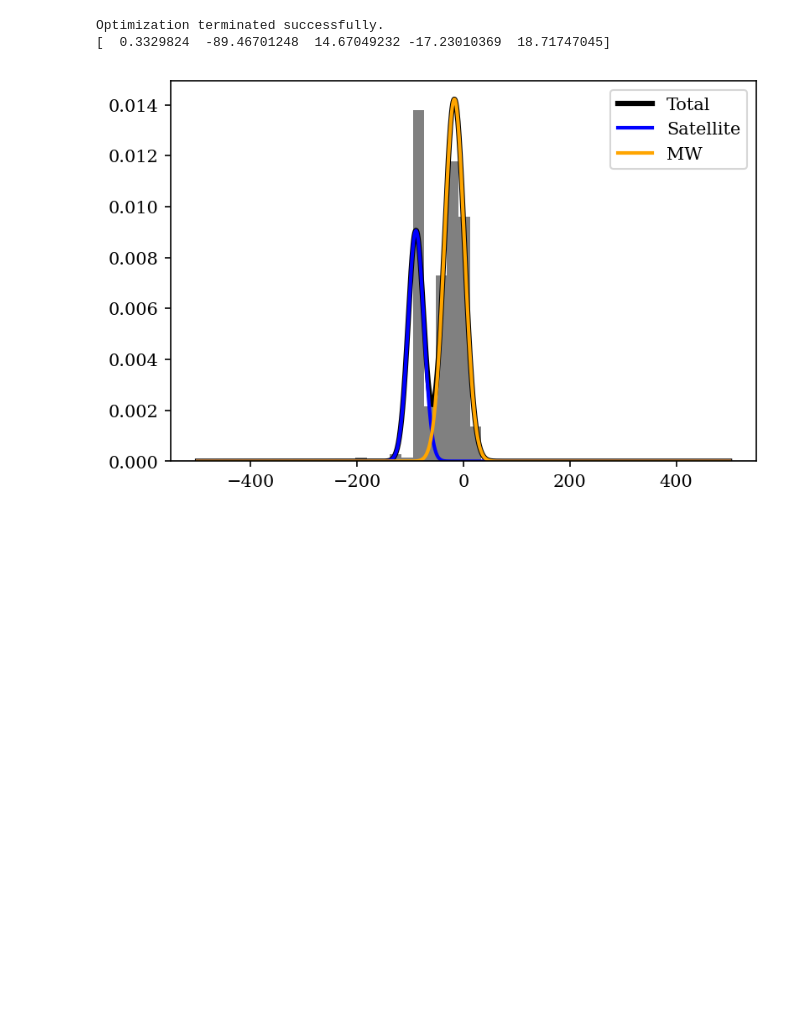
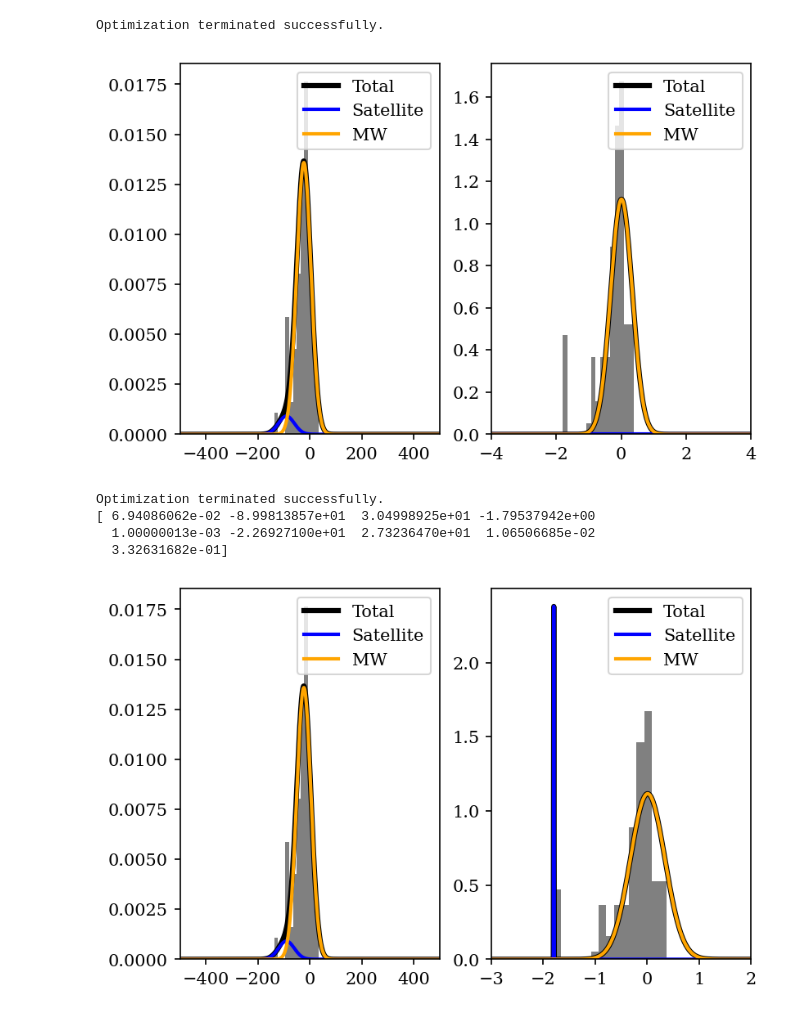
Before and after one commit to jaybaptista/satellites, a Jupyter notebook: analysis/data/kona.ipynb, the cells around one changed output. Drawn from its saved outputs; the diff is of its cells as text; code cells hidden in the pictures; blank space fills up the shorter version.

```diff
--- a/analysis/data/kona.ipynb
+++ b/analysis/data/kona.ipynb
@@ -1,28 +1,39 @@
 # %%
 import matplotlib.pyplot as plt
-from dgf import DualPopulation
+from dgf import DualPopulationMetal
 import numpy as np
 import pandas as pd
 data = pd.read_hdf("prob_df_kona_a.hdf")
 
-theta = [.2, -100, 20, -30, 100]
+# theta = [.2, -100, 20, -30, 100]
 
-fitter = DualPopulation(theta, data.HRV, data.dHRV)
+# fitter = DualPopulation(theta, data.HRV, data.dHRV)
+fitter = DualPopulationMetal([.5, -300, 50, -1.8, .1, 90, 100, -.5, 4], data.HRV, data.dHRV, data['[Fe/H]'], data['d[Fe/H]'])
+
+theta = [.8, -300, 20, -1.8, .03, -40, 100, 0, 4]
+
+popt = fitter.getOptimalValues(theta)
+fitter.project_model(popt, rvmin=-500, rvmax=500, fehmin=-4, fehmax=4)
 
 # theta_0 keys
         # pgal
         # gal_hrv
         # gal_vsig
         # mw_hrv
         # mw_vsig
+# %% [output]
+Optimization terminated successfully.
+[figure, added]
 # %%
 popt = fitter.getOptimalValues(theta)
 print(popt)
 fitter.project_model(popt, rvmin=-500, rvmax=500)
 # %% [output]
 Optimization terminated successfully.
-[  0.3329824  -89.46701248  14.67049232 -17.23010369  18.71747045]
+[ 6.94086062e-02 -8.99813857e+01  3.04998925e+01 -1.79537942e+00
+  1.00000013e-03 -2.26927100e+01  2.73236470e+01  1.06506685e-02
+  3.32631682e-01]
-[figure, old version]
+[figure, new version]
 # %%
 fitter.run(20, popt)
 # %% [output]
```
Also changed, not shown: parts of 2 cells of this notebook, 21 other files.
